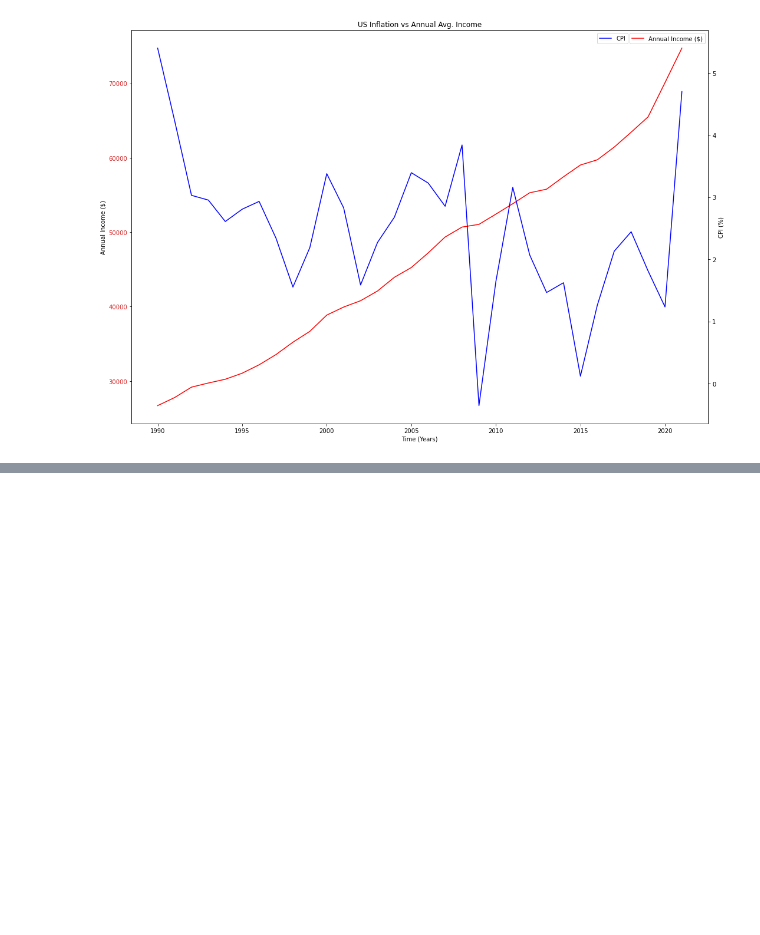
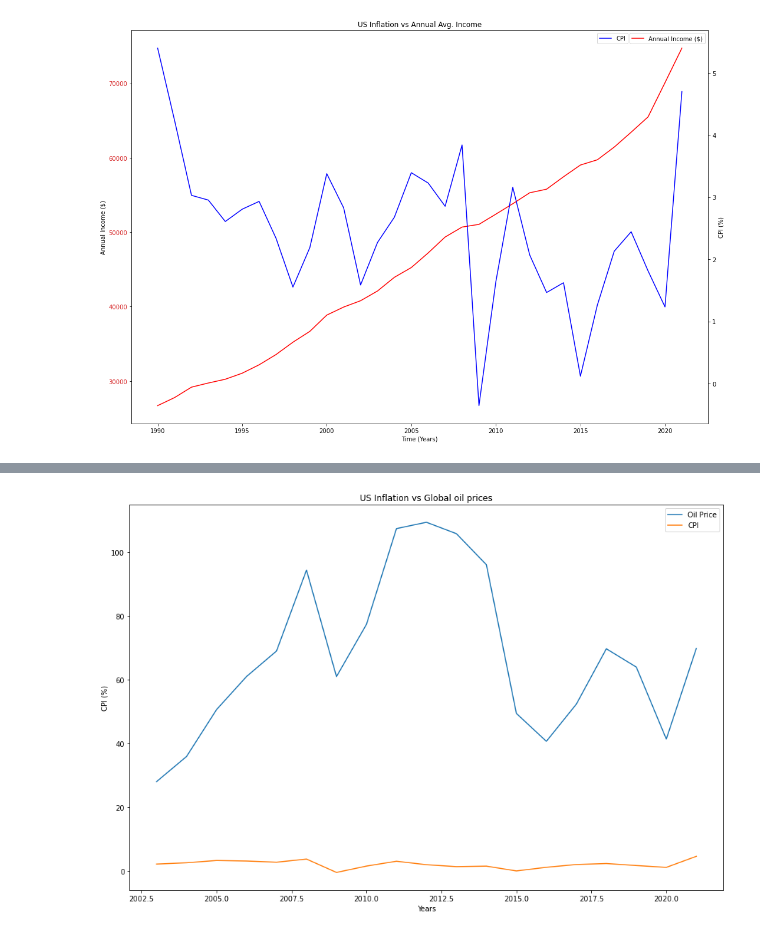
Before and after one commit to alphonsuscjw/07-project-1, a Jupyter notebook: project_1/code.ipynb, the cells around one changed output, grey strips where cells are left out. Drawn from its saved outputs; the diff is of its cells as text; code cells hidden in the pictures; blank space fills up the shorter version.

Commit message:
merged data and (initial) final chart done.. will work on it on Thursday.

```diff
--- a/project_1/code.ipynb
+++ b/project_1/code.ipynb
@@ -196,0 +170,4 @@ plt.show()
+# %%
+trim_df = us_df.loc[us_df["Time"]>=2003]
+trim_df = trim_df.rename(columns={'Time':'year'})
+trim_df
@@ -196,0 +192,27 @@ plt.show()
+# %%
+key = "HuzvVbyZtiD8rqcs_m4i"
+
+url = f"https://data.nasdaq.com/api/v3/datasets/OPEC/ORB.json?api_key={key}"
+
+
+response = requests.get(url).json()
+
+oil_df = pd.DataFrame.from_dict(response)
+
+new_dataset = pd.DataFrame(oil_df['dataset']['data'],columns=['date','oil_price'])
+
+new_dataset['year'] = new_dataset['date'].str[0:4].astype(int)
+
+grouped_df = new_dataset.groupby(['year']).mean()
+
+# grouped_df = grouped_df.iloc\
+
+new_df = grouped_df.iloc[0:19,:]
+
+new_df
+
+final_df = pd.merge(trim_df, new_df, on=['year'])
+
+final_df
+
+# grouped_df = grouped_df.iloc[grouped_df["Year"]<=2021]
@@ -196,0 +237,10 @@ plt.show()
+# %%
+ax = final_df.plot(x='year', y='oil_price', label='Oil Price', figsize = (15,10))
+final_df.plot(ax=ax, x='year', y='CPI', label="CPI" )
+plt.ylabel('CPI (%)')
+plt.xlabel('Years')
+plt.title('US Inflation vs Global oil prices')
+plt.legend()
+plt.show()
+# %% [output]
+[figure, added]
```
Also changed, not shown: parts of 5 cells of this notebook, 3 other files.
